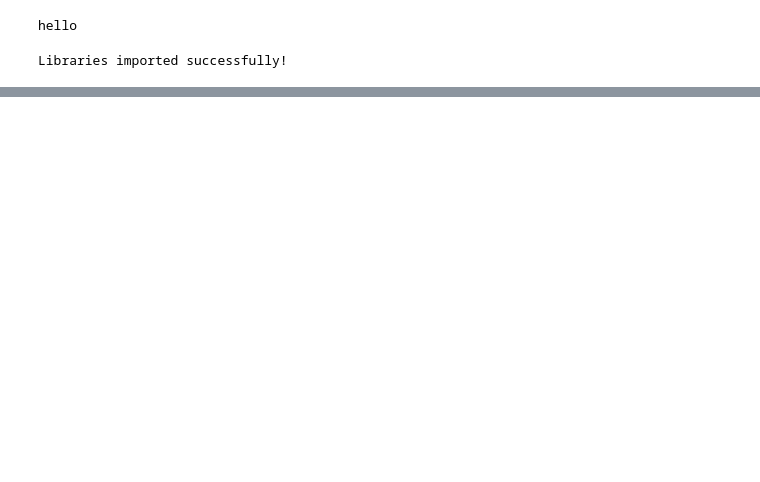
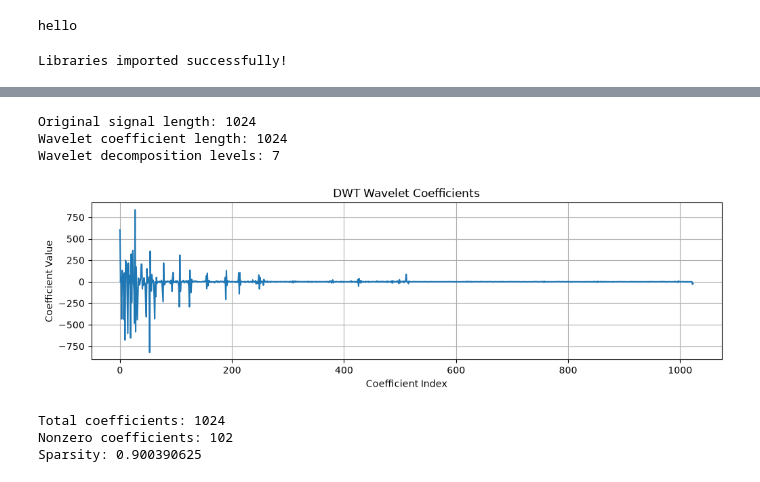
Before and after one commit to namishmahajan2005-arch/Compressed-Sensing, a Jupyter notebook: test.ipynb, the cells around one changed output, grey strips where cells are left out. Saved outputs shown, nothing was run; the diff lists cells and outputs as text; code cells hidden in the pictures; blank space fills up the shorter version.

```diff
--- a/test.ipynb
+++ b/test.ipynb
@@ -58,0 +171,52 @@ NameError: name 'DATA_DIR' is not defined
+# %%
+wavelet = "db4"
+
+coeffs = pywt.wavedec(
+    x,
+    wavelet=wavelet,
+    mode="periodization",
+    level=pywt.dwt_max_level(
+        len(x), pywt.Wavelet(wavelet).dec_len
+    )
+)
+
+# Combine all wavelet coefficient arrays
+alpha = np.concatenate(coeffs)
+
+print("Original signal length:", len(x))
+print("Wavelet coefficient length:", len(alpha))
+print("Wavelet decomposition levels:", len(coeffs) - 1)
+# %% [output]
+Original signal length: 1024
+Wavelet coefficient length: 1024
+Wavelet decomposition levels: 7
+# %%
+plt.figure(figsize=(12, 3))
+plt.plot(alpha)
+plt.title("DWT Wavelet Coefficients")
+plt.xlabel("Coefficient Index")
+plt.ylabel("Coefficient Value")
+plt.grid(True)
+plt.show()
+# %% [output]
+[figure, added]
+# %%
+sparsity_fraction = 0.10
+
+K = max(1, int(sparsity_fraction * len(alpha)))
+
+# Indices of the K largest absolute coefficients
+top_k_indices = np.argpartition(
+    np.abs(alpha), -K
+)[-K:]
+
+alpha_sparse = np.zeros_like(alpha)
+alpha_sparse[top_k_indices] = alpha[top_k_indices]
+
+print("Total coefficients:", len(alpha_sparse))
+print("Nonzero coefficients:", np.count_nonzero(alpha_sparse))
+print("Sparsity:", 1 - np.count_nonzero(alpha_sparse) / len(alpha_sparse))
+# %% [output]
+Total coefficients: 1024
+Nonzero coefficients: 102
+Sparsity: 0.900390625
```
Also changed, not shown: parts of 11 cells of this notebook.
